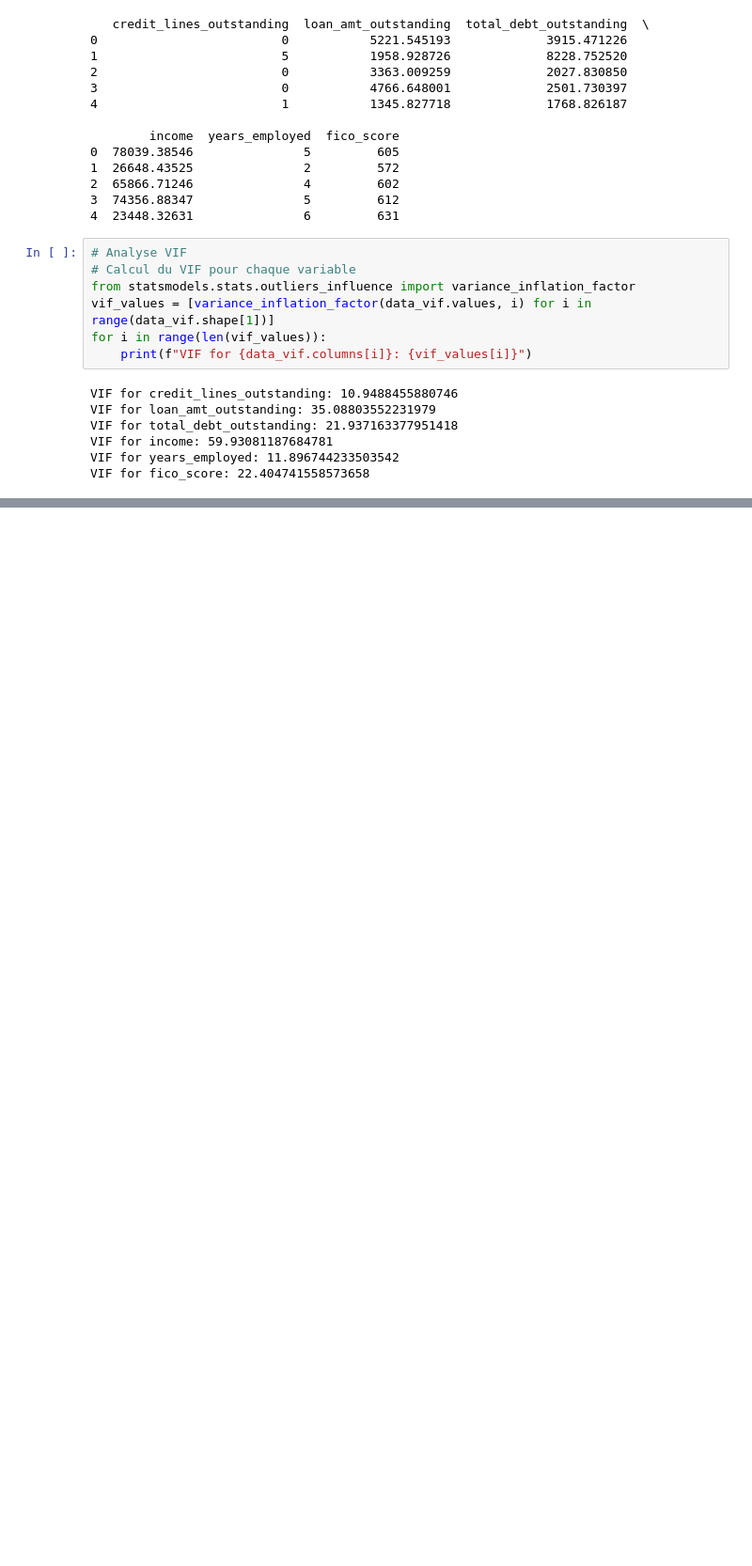
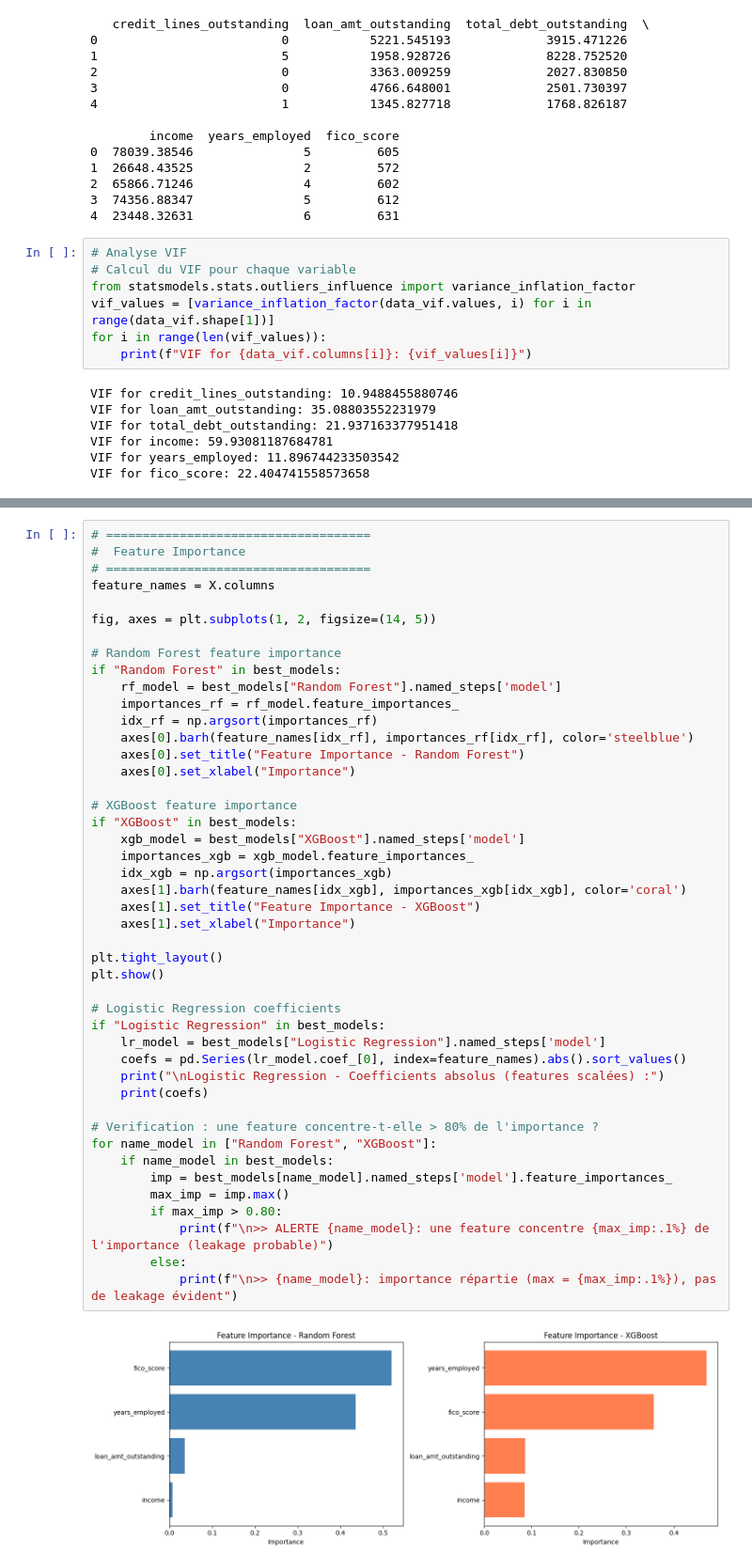
Before and after one commit to guedri-oussama/projet_mlops, a Jupyter notebook: projetmlops.ipynb, the cells around one changed output, grey strips where cells are left out. Shown at 94% size. Drawn from its saved outputs; the diff is of its cells as text; blank space fills up the shorter version.

```diff
--- a/projetmlops.ipynb
+++ b/projetmlops.ipynb
@@ -380,0 +570,47 @@ weighted avg       1.00      1.00      1.00      2000
+# %%
+# ====================================
+#  Feature Importance
+# ====================================
+feature_names = X.columns
+
+fig, axes = plt.subplots(1, 2, figsize=(14, 5))
+
+# Random Forest feature importance
+if "Random Forest" in best_models:
+    rf_model = best_models["Random Forest"].named_steps['model']
+    importances_rf = rf_model.feature_importances_
+    idx_rf = np.argsort(importances_rf)
+    axes[0].barh(feature_names[idx_rf], importances_rf[idx_rf], color='steelblue')
+    axes[0].set_title("Feature Importance - Random Forest")
+    axes[0].set_xlabel("Importance")
+
+# XGBoost feature importance
+if "XGBoost" in best_models:
+    xgb_model = best_models["XGBoost"].named_steps['model']
+    importances_xgb = xgb_model.feature_importances_
+    idx_xgb = np.argsort(importances_xgb)
+    axes[1].barh(feature_names[idx_xgb], importances_xgb[idx_xgb], color='coral')
+    axes[1].set_title("Feature Importance - XGBoost")
+    axes[1].set_xlabel("Importance")
+
+plt.tight_layout()
+plt.show()
+
+# Logistic Regression coefficients
+if "Logistic Regression" in best_models:
+    lr_model = best_models["Logistic Regression"].named_steps['model']
+    coefs = pd.Series(lr_model.coef_[0], index=feature_names).abs().sort_values()
+    print("\nLogistic Regression - Coefficients absolus (features scalées) :")
+    print(coefs)
+
+# Verification : une feature concentre-t-elle > 80% de l'importance ?
+for name_model in ["Random Forest", "XGBoost"]:
+    if name_model in best_models:
+        imp = best_models[name_model].named_steps['model'].feature_importances_
+        max_imp = imp.max()
+        if max_imp > 0.80:
+            print(f"\n>> ALERTE {name_model}: une feature concentre {max_imp:.1%} de l'importance (leakage probable)")
+        else:
+            print(f"\n>> {name_model}: importance répartie (max = {max_imp:.1%}), pas de leakage évident")
+# %% [output]
+[figure, added]
```
Also changed, not shown: parts of 21 cells of this notebook, 1 other file.
